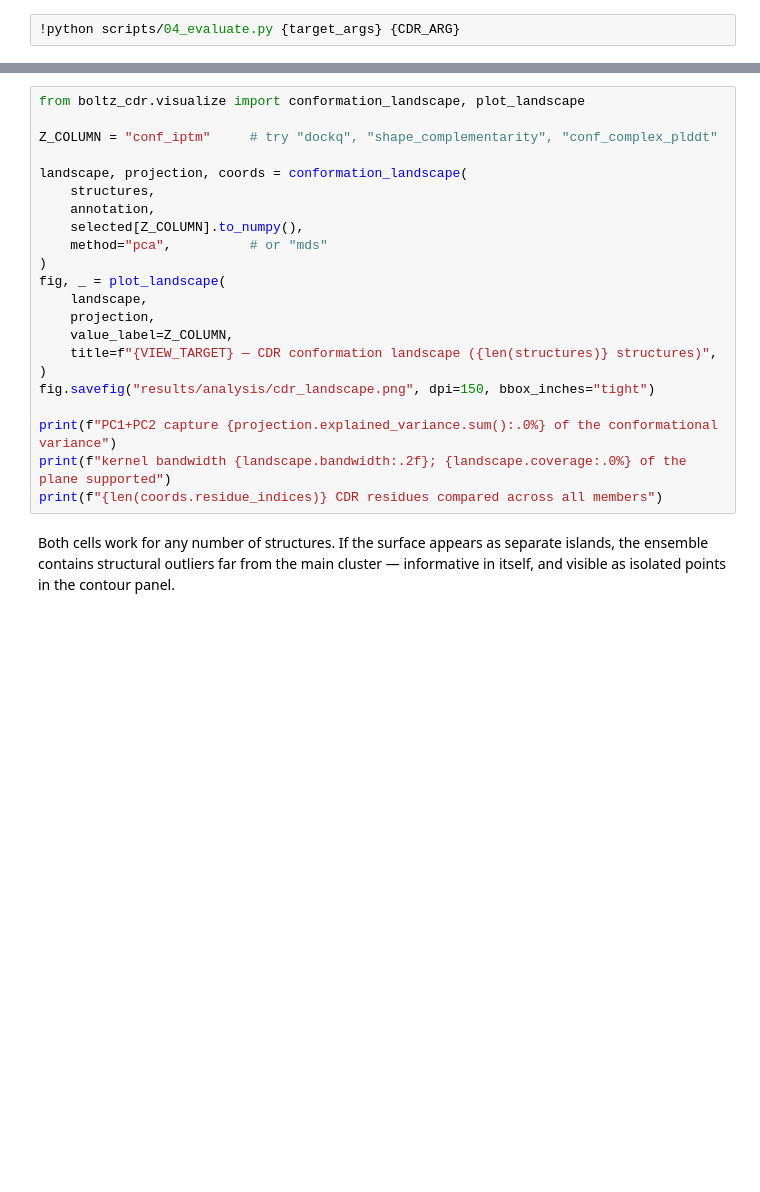
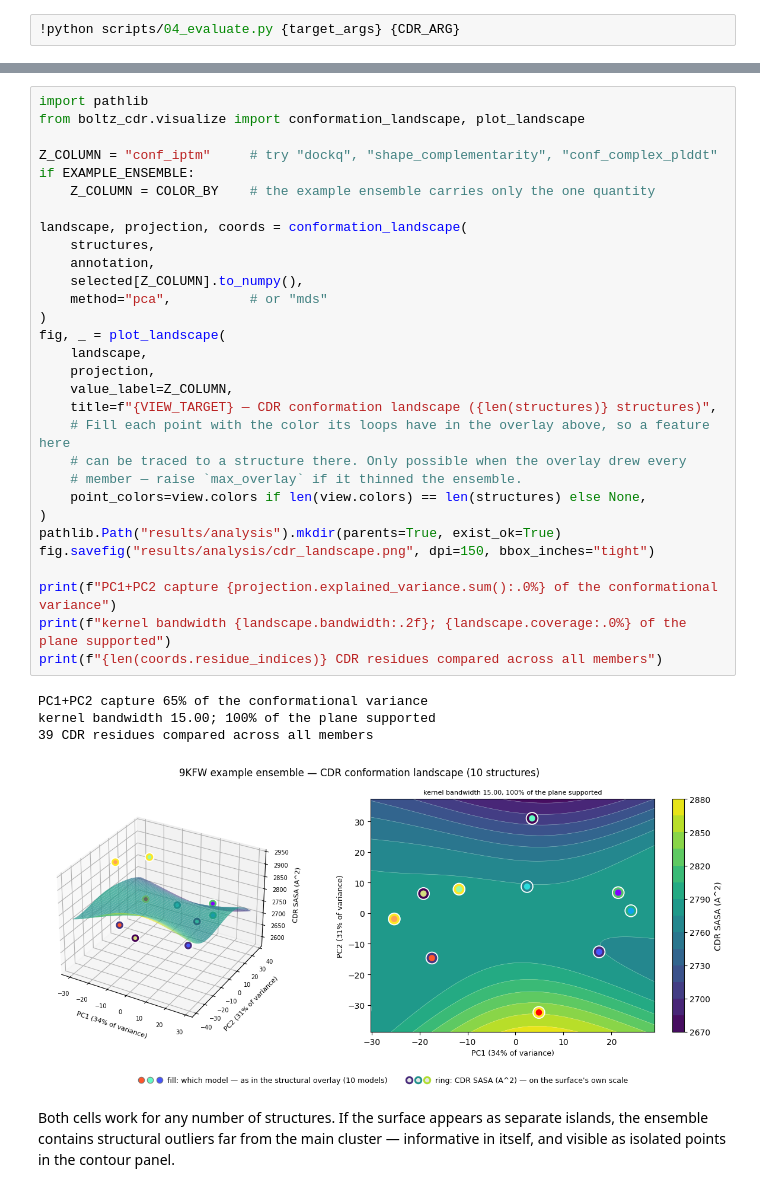
Before and after one commit to bendorr/boltz-cdr, a Jupyter notebook: notebooks/colab_boltz_cdr.ipynb, the cells around one changed output, grey strips where cells are left out. Cells and saved outputs as stored; diff of their text form; blank space fills up the shorter version.

```diff
--- a/notebooks/colab_boltz_cdr.ipynb
+++ b/notebooks/colab_boltz_cdr.ipynb
@@ -262,25 +316,38 @@ feature is visible.
 # %%
+import pathlib
 from boltz_cdr.visualize import conformation_landscape, plot_landscape
 
 Z_COLUMN = "conf_iptm"     # try "dockq", "shape_complementarity", "conf_complex_plddt"
+if EXAMPLE_ENSEMBLE:
+    Z_COLUMN = COLOR_BY    # the example ensemble carries only the one quantity
 
 landscape, projection, coords = conformation_landscape(
     structures,
     annotation,
     selected[Z_COLUMN].to_numpy(),
     method="pca",          # or "mds"
 )
 fig, _ = plot_landscape(
     landscape,
     projection,
     value_label=Z_COLUMN,
     title=f"{VIEW_TARGET} — CDR conformation landscape ({len(structures)} structures)",
+    # Fill each point with the color its loops have in the overlay above, so a feature here
+    # can be traced to a structure there. Only possible when the overlay drew every
+    # member — raise `max_overlay` if it thinned the ensemble.
+    point_colors=view.colors if len(view.colors) == len(structures) else None,
 )
+pathlib.Path("results/analysis").mkdir(parents=True, exist_ok=True)
 fig.savefig("results/analysis/cdr_landscape.png", dpi=150, bbox_inches="tight")
 
 print(f"PC1+PC2 capture {projection.explained_variance.sum():.0%} of the conformational variance")
 print(f"kernel bandwidth {landscape.bandwidth:.2f}; {landscape.coverage:.0%} of the plane supported")
 print(f"{len(coords.residue_indices)} CDR residues compared across all members")
+# %% [output]
+PC1+PC2 capture 65% of the conformational variance
+kernel bandwidth 15.00; 100% of the plane supported
+39 CDR residues compared across all members
+[figure, added]
 # %% [markdown]
 Both cells work for any number of structures. If the surface appears as separate islands,
 the ensemble contains structural outliers far from the main cluster — informative in
```
Also changed, not shown: parts of 5 cells of this notebook, 11 other files.
